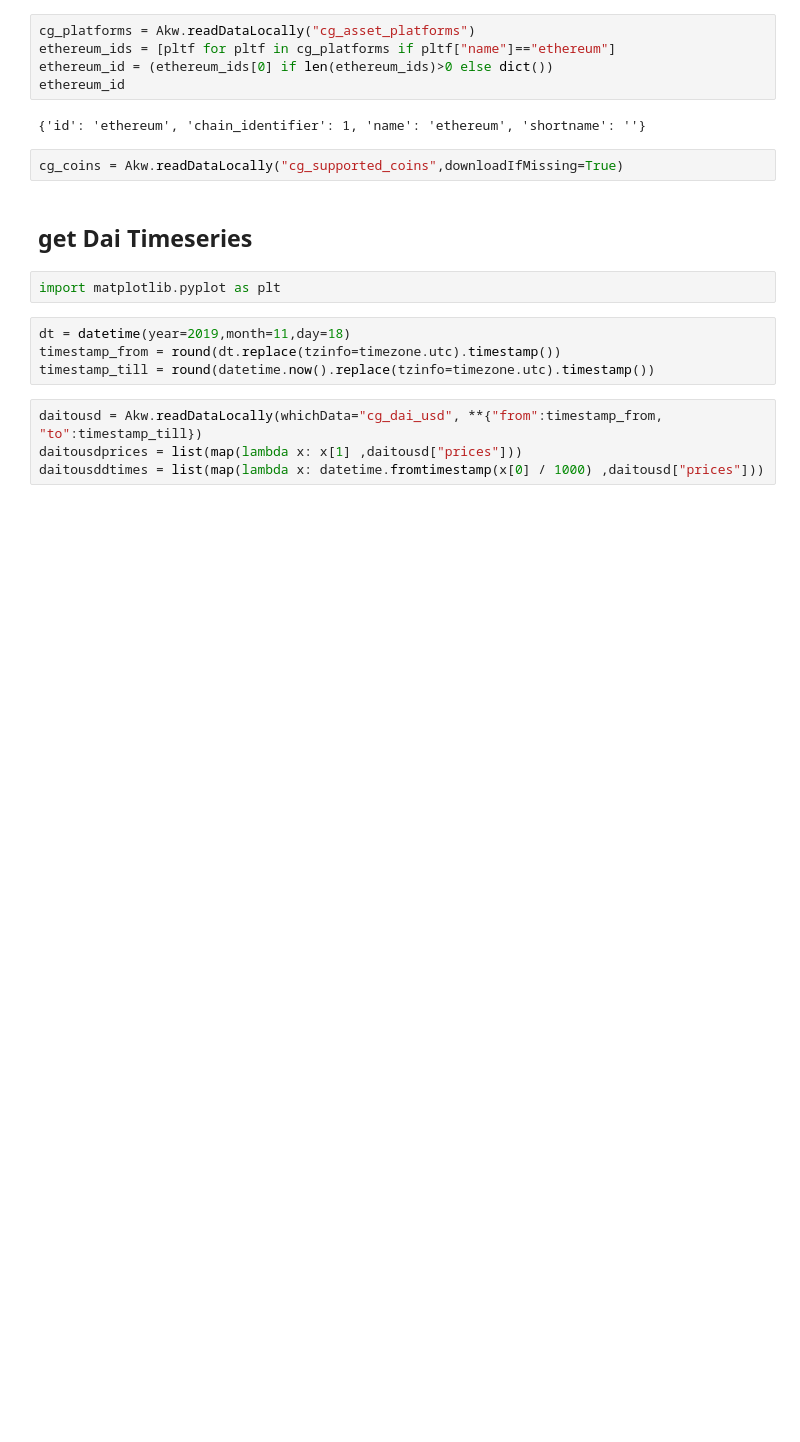
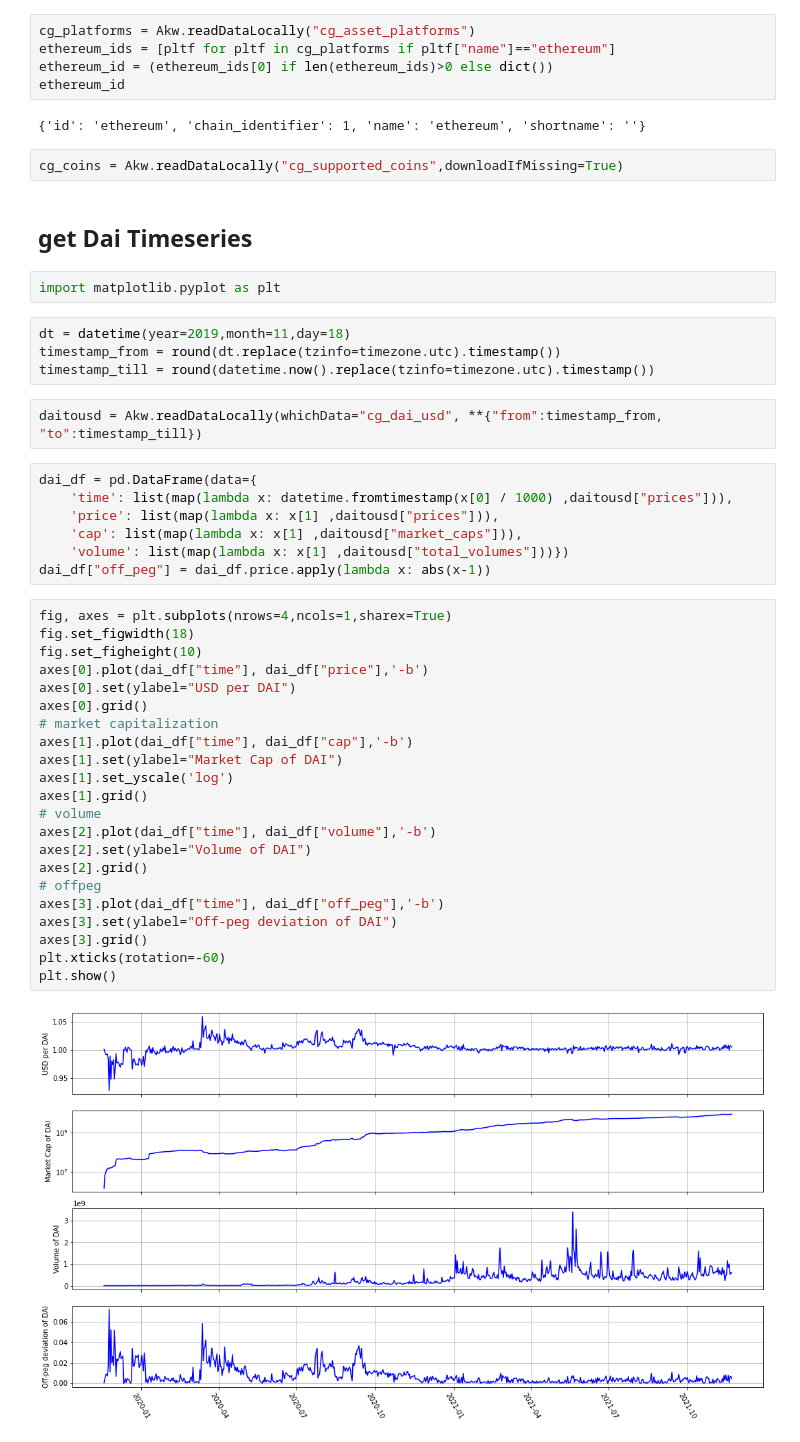
Before and after one commit to popcorndao/stablecoin-metrics, a Jupyter notebook: notebooks/Stablecoin_Timeseries.ipynb, the cells around one changed output. Drawn from its saved outputs; the diff is of its cells as text; blank space fills up the shorter version.

```diff
--- a/notebooks/Stablecoin_Timeseries.ipynb
+++ b/notebooks/Stablecoin_Timeseries.ipynb
@@ -33,5 +37,34 @@ timestamp_from = round(dt.replace(tzinfo=timezone.utc).timestamp())
 timestamp_till = round(datetime.now().replace(tzinfo=timezone.utc).timestamp())
 # %%
 daitousd = Akw.readDataLocally(whichData="cg_dai_usd", **{"from":timestamp_from, "to":timestamp_till})
-daitousdprices = list(map(lambda x: x[1] ,daitousd["prices"]))
-daitousddtimes = list(map(lambda x: datetime.fromtimestamp(x[0] / 1000) ,daitousd["prices"]))
+# %%
+dai_df = pd.DataFrame(data={
+    'time': list(map(lambda x: datetime.fromtimestamp(x[0] / 1000) ,daitousd["prices"])),
+    'price': list(map(lambda x: x[1] ,daitousd["prices"])),
+    'cap': list(map(lambda x: x[1] ,daitousd["market_caps"])),
+    'volume': list(map(lambda x: x[1] ,daitousd["total_volumes"]))})
+dai_df["off_peg"] = dai_df.price.apply(lambda x: abs(x-1))
+# %%
+fig, axes = plt.subplots(nrows=4,ncols=1,sharex=True)
+fig.set_figwidth(18)
+fig.set_figheight(10)
+axes[0].plot(dai_df["time"], dai_df["price"],'-b')
+axes[0].set(ylabel="USD per DAI")
+axes[0].grid()
+# market capitalization
+axes[1].plot(dai_df["time"], dai_df["cap"],'-b')
+axes[1].set(ylabel="Market Cap of DAI")
+axes[1].set_yscale('log')
+axes[1].grid()
+# volume
+axes[2].plot(dai_df["time"], dai_df["volume"],'-b')
+axes[2].set(ylabel="Volume of DAI")
+axes[2].grid()
+# offpeg
+axes[3].plot(dai_df["time"], dai_df["off_peg"],'-b')
+axes[3].set(ylabel="Off-peg deviation of DAI")
+axes[3].grid()
+plt.xticks(rotation=-60)
+plt.show()
+# %% [output]
+[figure, added]
```
Also changed, not shown: parts of 11 cells of this notebook, 4 other files.
